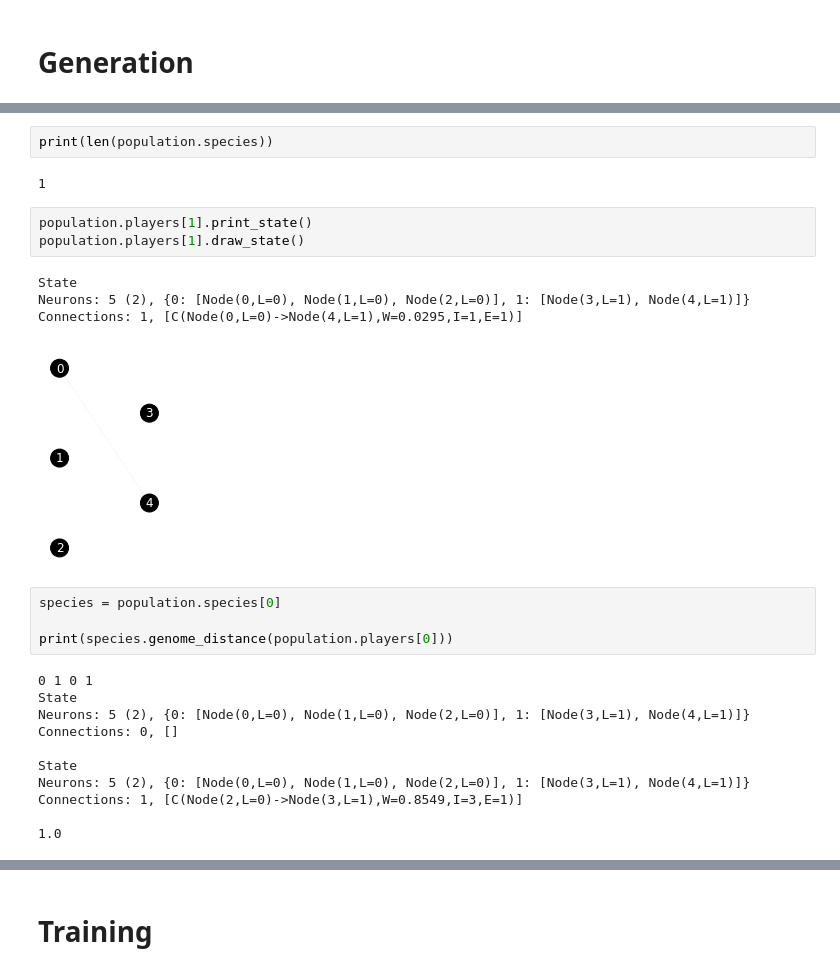
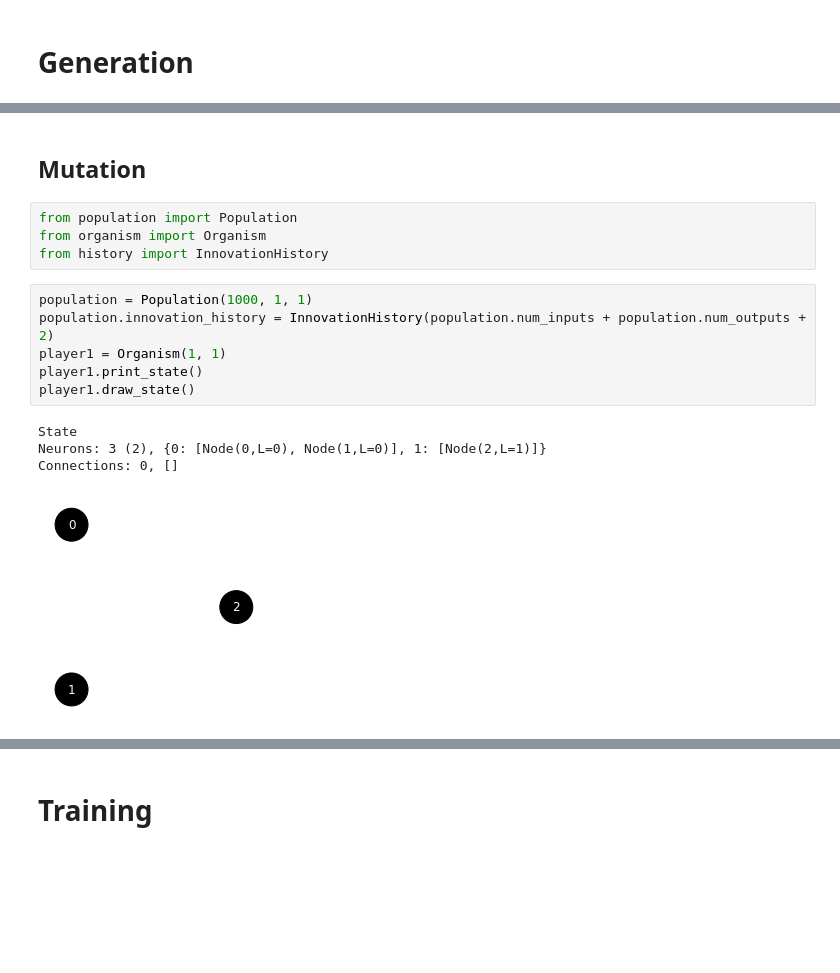
Before and after one commit to drewcurran/COS398_NEAT, a Jupyter notebook: NEAT/test_code.ipynb, the cells around one changed output, grey strips where cells are left out. Drawn from its saved outputs; the diff is of its cells as text; blank space fills up the shorter version.

```diff
--- a/NEAT/test_code.ipynb
+++ b/NEAT/test_code.ipynb
@@ -54,27 +9,17 @@ Connections: 0, []
-# %%
-print(len(population.species))
-# %% [output]
-1
-# %%
-population.players[1].print_state()
-population.players[1].draw_state()
-# %% [output]
-State
-Neurons: 5 (2), {0: [Node(0,L=0), Node(1,L=0), Node(2,L=0)], 1: [Node(3,L=1), Node(4,L=1)]}
-Connections: 1, [C(Node(0,L=0)->Node(4,L=1),W=0.0295,I=1,E=1)]
-[figure, removed]
-# %%
-species = population.species[0]
-
-print(species.genome_distance(population.players[0]))
-# %% [output]
-0 1 0 1
-State
-Neurons: 5 (2), {0: [Node(0,L=0), Node(1,L=0), Node(2,L=0)], 1: [Node(3,L=1), Node(4,L=1)]}
-Connections: 0, []
-
-State
-Neurons: 5 (2), {0: [Node(0,L=0), Node(1,L=0), Node(2,L=0)], 1: [Node(3,L=1), Node(4,L=1)]}
-Connections: 1, [C(Node(2,L=0)->Node(3,L=1),W=0.8549,I=3,E=1)]
-
-1.0
+# %% [markdown]
+## Mutation
+# %%
+from population import Population
+from organism import Organism
+from history import InnovationHistory
+# %%
+population = Population(1000, 1, 1)
+population.innovation_history = InnovationHistory(population.num_inputs + population.num_outputs + 2)
+player1 = Organism(1, 1)
+player1.print_state()
+player1.draw_state()
+# %% [output]
+State
+Neurons: 3 (2), {0: [Node(0,L=0), Node(1,L=0)], 1: [Node(2,L=1)]}
+Connections: 0, []
+[figure, added]
```
Also changed, not shown: parts of 10 cells of this notebook, 5 other files.
